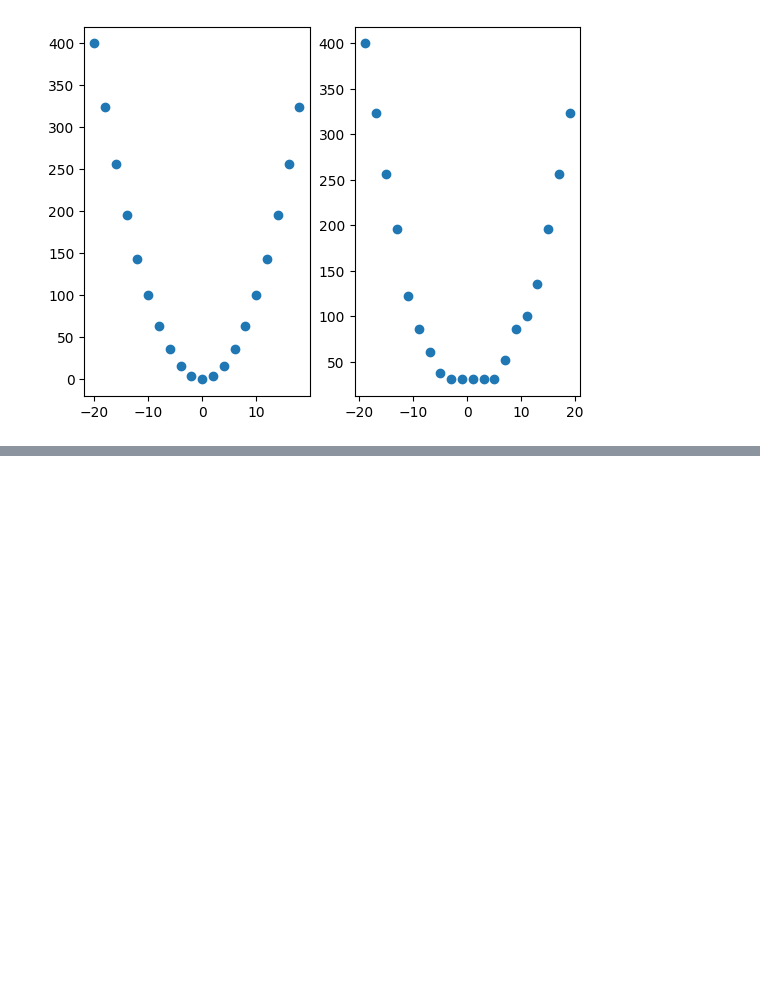
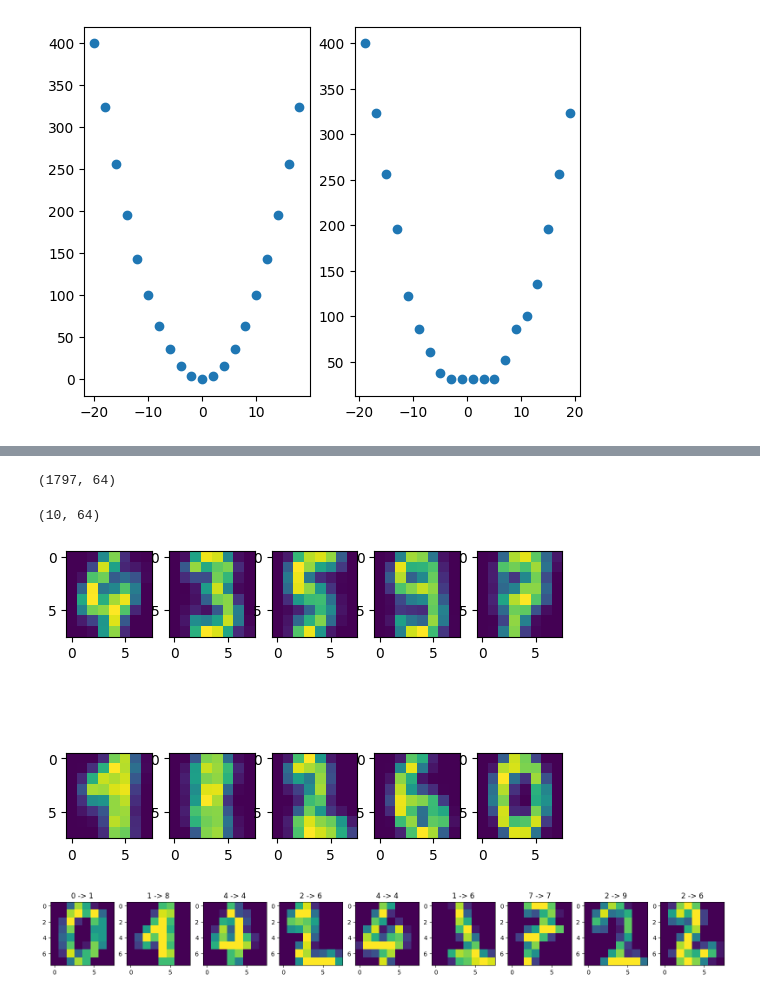
Before and after one commit to atoraby/scikit-learn, a Jupyter notebook: sklearn.ipynb, the cells around one changed output, grey strips where cells are left out. Drawn from its saved outputs; the diff is of its cells as text; code cells hidden in the pictures; blank space fills up the shorter version.

Commit message:
Clustering

```diff
--- a/sklearn.ipynb
+++ b/sklearn.ipynb
@@ -831,0 +844,31 @@ axes[1].scatter(xt,yt)
+# %%
+from sklearn.cluster import KMeans
+from sklearn.datasets import load_digits
+digits = load_digits()
+km = KMeans(n_clusters=10, random_state = 0)
+X = digits.data
+print(X.shape)
+km.fit(X)
+km.cluster_centers_.shape
+# %% [output]
+(1797, 64)
+(10, 64)
+# %%
+import matplotlib.pyplot as plt
+centers = km.cluster_centers_.reshape(10,8,8)
+fig , axes = plt.subplots(2,5)
+for i in range(5):
+    axes[0,i].imshow(centers[i])
+
+for i in range(5,10):
+    axes[1,i-6].imshow(centers[i])
+# %% [output]
+[figure, added]
+# %%
+center_labels = [4,3,5,9,7,1,8,2,6,0]
+fig , axes = plt.subplots(1,9,figsize=(20,10))
+for i,x in enumerate(range(0,1700,200)):
+    axes[i].imshow(X[x].reshape(8,8))
+    axes[i].set_title('{} -> {}'.format(digits.target[x],center_labels[km.predict([X[x]])[0]]))
+# %% [output]
+[figure, added]
```
Also changed, not shown: parts of 6 cells of this notebook.
